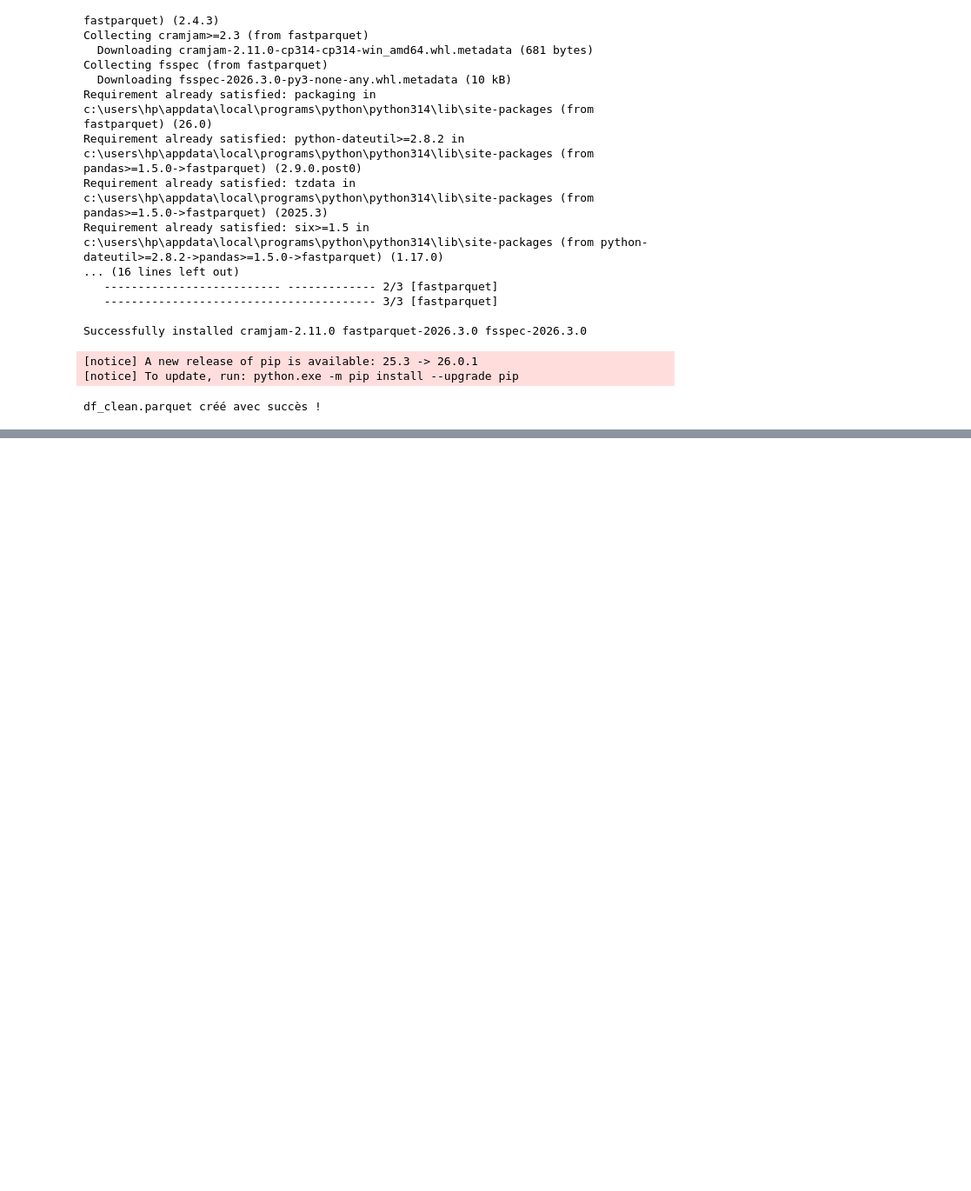
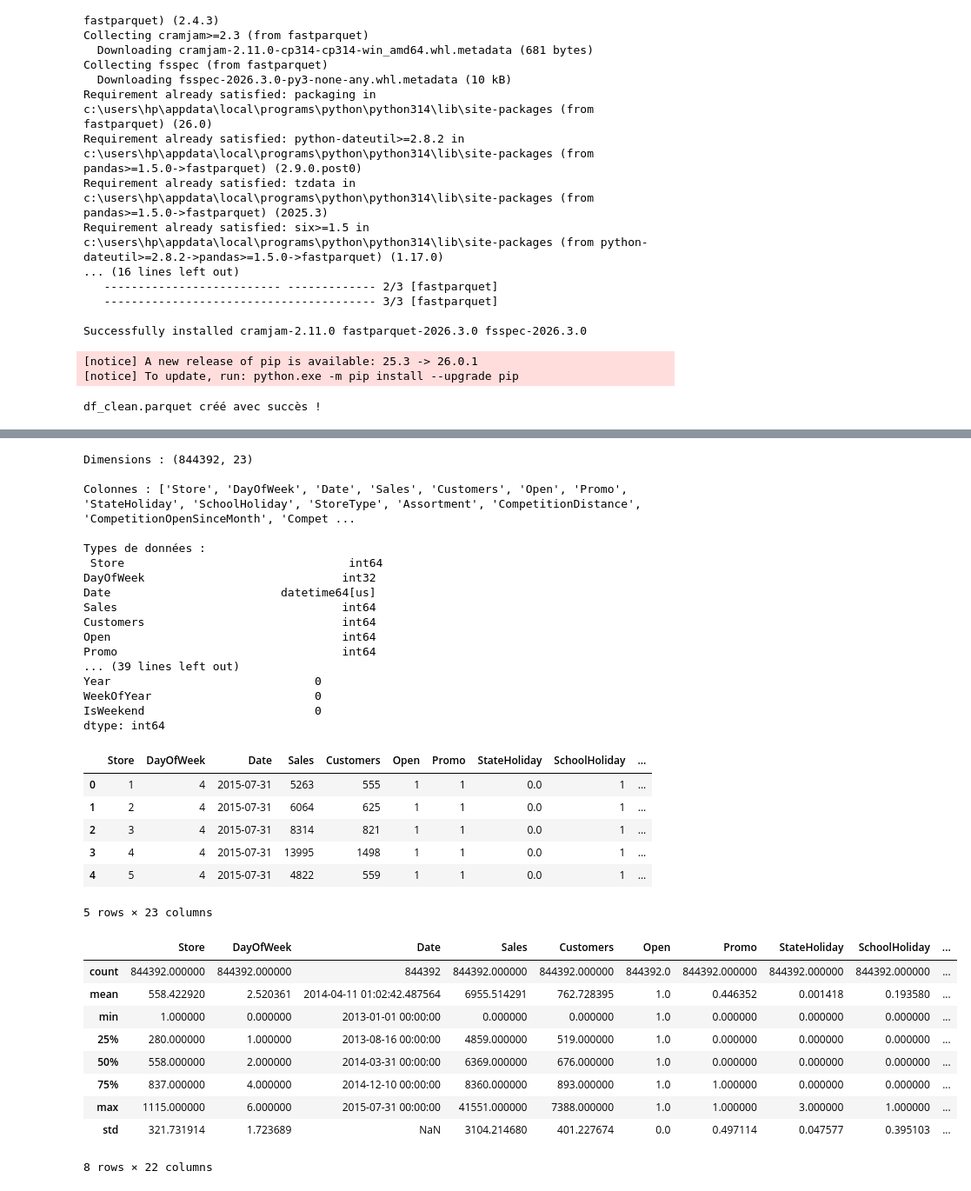
Before and after one commit to Hayerath/PredictRetail-Analytics-Pr-dire-les-ventes-et-piloter-la-performance-d-une-cha-ne-de-distribution, a Jupyter notebook: Notebook EDA.ipynb, the cells around one changed output, grey strips where cells are left out. Shown at 87% size. Drawn from its saved outputs; the diff is of its cells as text; code cells hidden in the pictures; blank space fills up the shorter version.

Commit message:
Comprendre la structure des données

```diff
--- a/Notebook EDA.ipynb
+++ b/Notebook EDA.ipynb
@@ -540,0 +705,52 @@ df_clean.parquet créé avec succès !
+# %%
+import pandas as pd
+
+# 🔹 Charger df_clean.parquet
+df_clean = pd.read_parquet("df_clean.parquet", engine="pyarrow")
+
+# 🔹 Aperçu général
+print("Dimensions :", df_clean.shape)
+print("\nColonnes :", df_clean.columns.tolist())
+print("\nTypes de données :\n", df_clean.dtypes)
+print("\nValeurs manquantes par colonne :\n", df_clean.isna().sum())
+
+# 🔹 Afficher les 5 premières lignes
+display(df_clean.head())
+
+# 🔹 Statistiques descriptives rapides
+display(df_clean.describe())
+# %% [output]
+Dimensions : (844392, 23)
+
+Colonnes : ['Store', 'DayOfWeek', 'Date', 'Sales', 'Customers', 'Open', 'Promo', 'StateHoliday', 'SchoolHoliday', 'StoreType', 'Assortment', 'CompetitionDistance', 'CompetitionOpenSinceMonth', 'Compet ...
+
+Types de données :
+ Store                                 int64
+DayOfWeek                             int32
+Date                         datetime64[us]
+Sales                                 int64
+Customers                             int64
+Open                                  int64
+Promo                                 int64
+... (39 lines left out)
+Year                              0
+WeekOfYear                        0
+IsWeekend                         0
+dtype: int64
+|  | Store | DayOfWeek | Date | Sales | Customers | Open | Promo | StateHoliday | SchoolHoliday | ... |
+| 0 | 1 | 4 | 2015-07-31 | 5263 | 555 | 1 | 1 | 0.0 | 1 | ... |
+| 1 | 2 | 4 | 2015-07-31 | 6064 | 625 | 1 | 1 | 0.0 | 1 | ... |
+| 2 | 3 | 4 | 2015-07-31 | 8314 | 821 | 1 | 1 | 0.0 | 1 | ... |
+| 3 | 4 | 4 | 2015-07-31 | 13995 | 1498 | 1 | 1 | 0.0 | 1 | ... |
+| 4 | 5 | 4 | 2015-07-31 | 4822 | 559 | 1 | 1 | 0.0 | 1 | ... |
+5 rows × 23 columns
+|  | Store | DayOfWeek | Date | Sales | Customers | Open | Promo | StateHoliday | SchoolHoliday | ... |
+| count | 844392.000000 | 844392.000000 | 844392 | 844392.000000 | 844392.000000 | 844392.0 | 844392.000000 | 844392.000000 | 844392.000000 | ... |
+| mean | 558.422920 | 2.520361 | 2014-04-11 01:02:42.487564 | 6955.514291 | 762.728395 | 1.0 | 0.446352 | 0.001418 | 0.193580 | ... |
+| min | 1.000000 | 0.000000 | 2013-01-01 00:00:00 | 0.000000 | 0.000000 | 1.0 | 0.000000 | 0.000000 | 0.000000 | ... |
+| 25% | 280.000000 | 1.000000 | 2013-08-16 00:00:00 | 4859.000000 | 519.000000 | 1.0 | 0.000000 | 0.000000 | 0.000000 | ... |
+| 50% | 558.000000 | 2.000000 | 2014-03-31 00:00:00 | 6369.000000 | 676.000000 | 1.0 | 0.000000 | 0.000000 | 0.000000 | ... |
+| 75% | 837.000000 | 4.000000 | 2014-12-10 00:00:00 | 8360.000000 | 893.000000 | 1.0 | 1.000000 | 0.000000 | 0.000000 | ... |
+| max | 1115.000000 | 6.000000 | 2015-07-31 00:00:00 | 41551.000000 | 7388.000000 | 1.0 | 1.000000 | 3.000000 | 1.000000 | ... |
+| std | 321.731914 | 1.723689 | NaN | 3104.214680 | 401.227674 | 0.0 | 0.497114 | 0.047577 | 0.395103 | ... |
+8 rows × 22 columns
```
Also changed, not shown: parts of 8 cells of this notebook, 1 other file.
